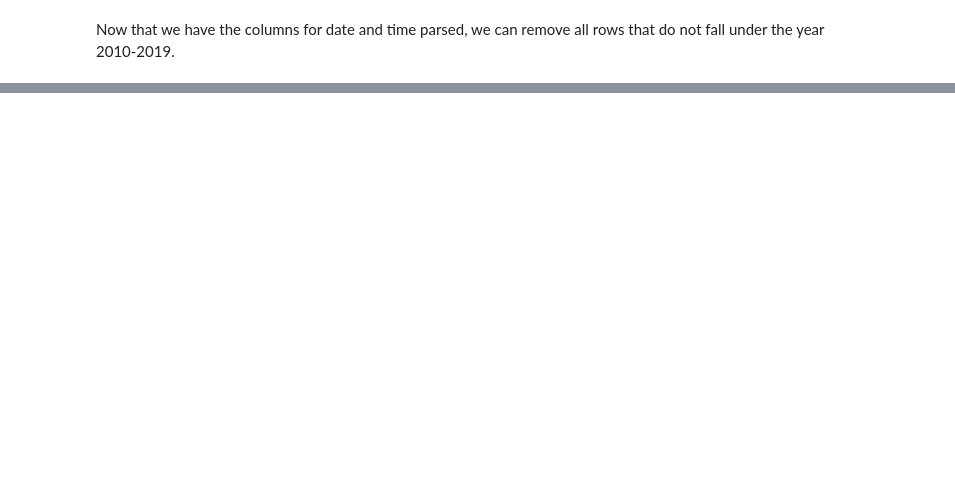
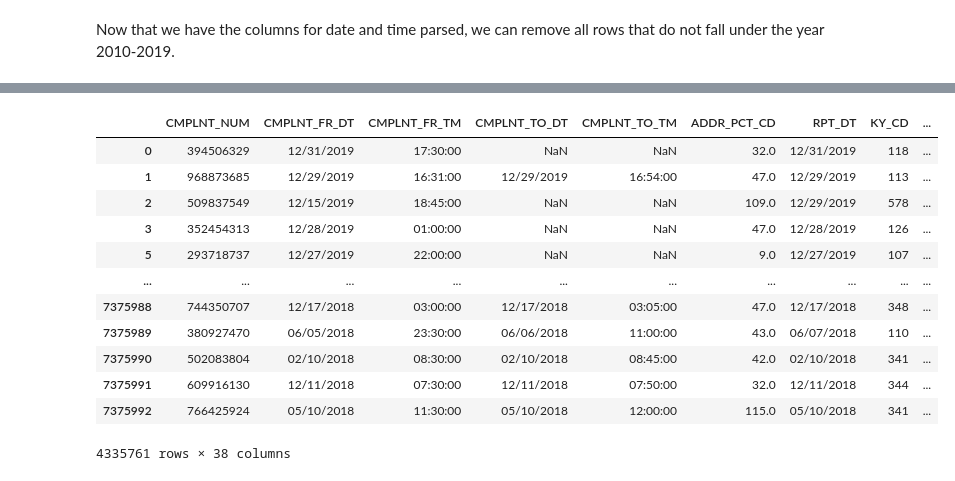
Before and after one commit to FinalProject-cmsc320/FinalProject-cmsc320.github.io, a Jupyter notebook: final.ipynb, the cells around one changed output, grey strips where cells are left out. Drawn from its saved outputs; the diff is of its cells as text; code cells hidden in the pictures; blank space fills up the shorter version.

```diff
--- a/final.ipynb
+++ b/final.ipynb
@@ -103,0 +159,4 @@ la.head()
+# %%
+#Here we are renaming the time column.
+ny['TIME']= ny['CMPLNT_FR_TM']
+ny['TIME']
@@ -103,0 +176,3 @@ la.head()
+# %%
+ny['DATE']=(ny['CMPLNT_FR_DT'].str.split().str[0])
+ny['DATE']
@@ -103,0 +194,23 @@ la.head()
+# %%
+ny=ny[ny['YEAR']!='NaN']
+ny['YEAR']=ny['DATE'].str.split('/').str[2]
+ny['YEAR']=ny['YEAR'].astype(int)
+
+ny = ny[ny['YEAR'] >= 2010]
+#ny = ny[ny['YEAR']<=2019]
+ny.sort_values(by=['YEAR'])
+ny
+# %% [output]
+|  | CMPLNT_NUM | CMPLNT_FR_DT | CMPLNT_FR_TM | CMPLNT_TO_DT | CMPLNT_TO_TM | ADDR_PCT_CD | RPT_DT | KY_CD | ... |
+| 0 | 394506329 | 12/31/2019 | 17:30:00 | NaN | NaN | 32.0 | 12/31/2019 | 118 | ... |
+| 1 | 968873685 | 12/29/2019 | 16:31:00 | 12/29/2019 | 16:54:00 | 47.0 | 12/29/2019 | 113 | ... |
+| 2 | 509837549 | 12/15/2019 | 18:45:00 | NaN | NaN | 109.0 | 12/29/2019 | 578 | ... |
+| 3 | 352454313 | 12/28/2019 | 01:00:00 | NaN | NaN | 47.0 | 12/28/2019 | 126 | ... |
+| 5 | 293718737 | 12/27/2019 | 22:00:00 | NaN | NaN | 9.0 | 12/27/2019 | 107 | ... |
+| ... | ... | ... | ... | ... | ... | ... | ... | ... | ... |
+| 7375988 | 744350707 | 12/17/2018 | 03:00:00 | 12/17/2018 | 03:05:00 | 47.0 | 12/17/2018 | 348 | ... |
+| 7375989 | 380927470 | 06/05/2018 | 23:30:00 | 06/06/2018 | 11:00:00 | 43.0 | 06/07/2018 | 110 | ... |
+| 7375990 | 502083804 | 02/10/2018 | 08:30:00 | 02/10/2018 | 08:45:00 | 42.0 | 02/10/2018 | 341 | ... |
+| 7375991 | 609916130 | 12/11/2018 | 07:30:00 | 12/11/2018 | 07:50:00 | 32.0 | 12/11/2018 | 344 | ... |
+| 7375992 | 766425924 | 05/10/2018 | 11:30:00 | 05/10/2018 | 12:00:00 | 115.0 | 05/10/2018 | 341 | ... |
+4335761 rows × 38 columns
```
Also changed, not shown: parts of 11 cells of this notebook.
